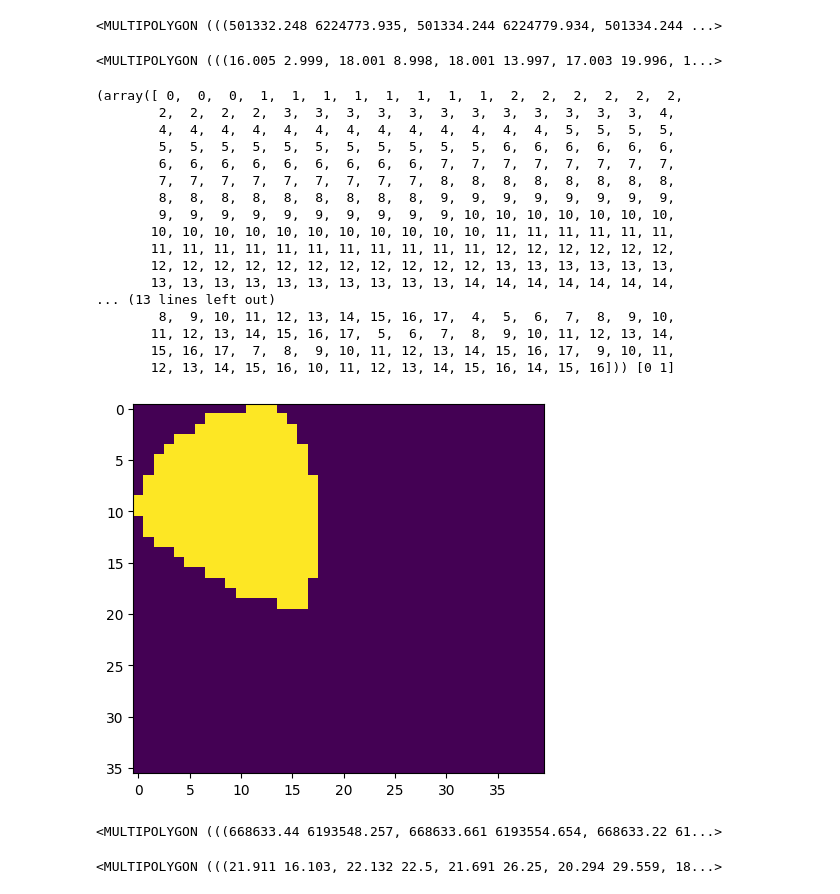
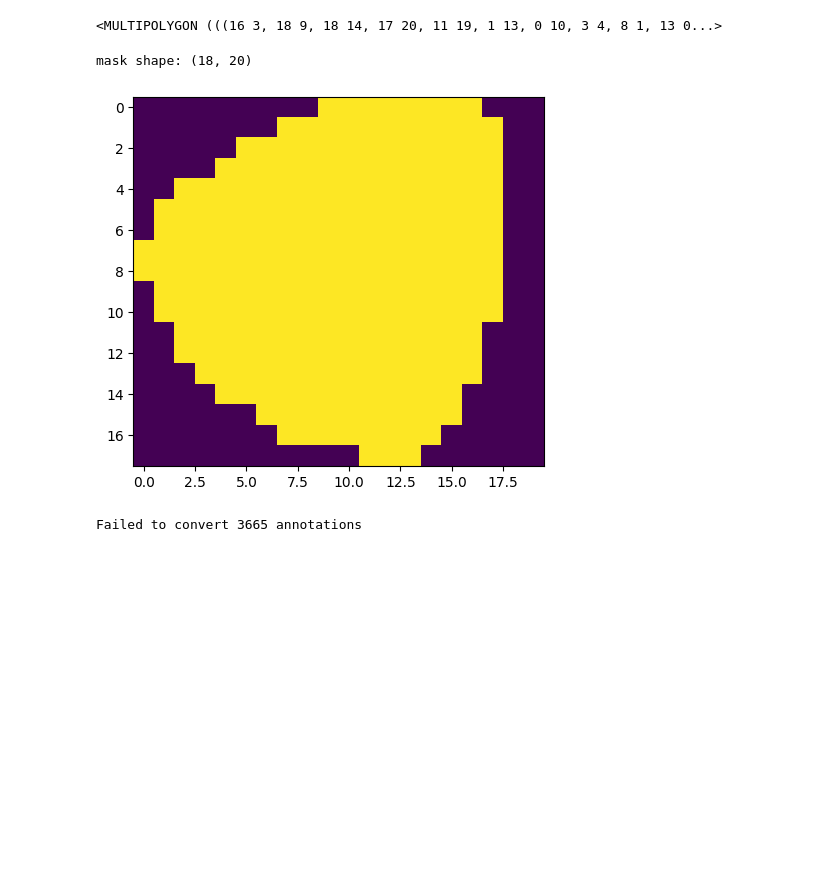
Before and after one commit to nataliehh/project-in-science-studies, a Jupyter notebook: polygon-to-pixel.ipynb, the cells around one changed output. Saved outputs shown, nothing was run; the diff lists cells and outputs as text; code cells hidden in the pictures; blank space fills up the shorter version.

```diff
--- a/polygon-to-pixel.ipynb
+++ b/polygon-to-pixel.ipynb
@@ -56,51 +30,39 @@ gj_features[0]
 # %%
-import rasterio.features
-import numpy as np
-from shapely.geometry import MultiPolygon
-import shapely
-import matplotlib.pyplot as plt
+dataset = []
+failed = 0
+
+# Loop over the annotations
 for i, feature in tqdm(enumerate(gj_features)):
     geometry = feature['geometry']
     coords = geometry['coordinates']
-    # if geometry['type'] != 'MultiPolygon':
-    #     print(f'NOT A MULTIPOLYGON!!! Idx {i}')
-    # print(len(coords))
-    # print(coords)
-    # coords_np = np.squeeze(np.array(coords))
-    poly = MultiPolygon(coords)
-    display(poly)
-    min_x, min_y, max_x, max_y = poly.bounds # min x, min y, max x, max y
-    x, y = max_x - min_x, max_y - min_y
-    poly = shapely.transform(poly, lambda c: c - [min_x, min_y])
-    mask = rasterio.features.rasterize([poly], out_shape=(round(x*2), round(y*2)))
-    display(poly)
-    print(np.where(mask != 0), np.unique(mask))
-    if i == 1:
-        break
-    plt.imshow(mask)
-    plt.show()
-# example = gj_features[0]['geometry']
-# print(example)
+    coords_np = np.array(coords[0][0])
+
+    try:
+        poly = MultiPolygon(coords)
+        min_x, min_y, max_x, max_y = poly.bounds # min x, min y, max x, max y
+        x, y = max_x - min_x, max_y - min_y # get width and height
+
+        # Re-center coordinates at (0,0)
+        poly = shapely.transform(poly, lambda c: np.round(c - [min_x, min_y]))
+        mask = rasterio.features.rasterize([poly], out_shape=(round(x), round(y)))
+        mask = np.flip(mask, 0)
+
+        # Store in dictionary format for easy access
+        data = {'geometry': geometry, 'coordinates': coords[0][0], 'mask': mask.tolist()}
+        dataset.append(data)
+
+        if i == 0:
+            display(poly)
+            print('mask shape:', mask.shape)
+            plt.imshow(mask)
+            plt.show()
+
+    except: # Skip any polygons which can't be parsed
+        failed += 1
+        continue
+print(f'Failed to convert {failed} annotations')
 # %% [output]
-<MULTIPOLYGON (((501332.248 6224773.935, 501334.244 6224779.934, 501334.244 ...>
+<MULTIPOLYGON (((16 3, 18 9, 18 14, 17 20, 11 19, 1 13, 0 10, 3 4, 8 1, 13 0...>
-<MULTIPOLYGON (((16.005 2.999, 18.001 8.998, 18.001 13.997, 17.003 19.996, 1...>
+mask shape: (18, 20)
+[figure, new version]
-(array([ 0,  0,  0,  1,  1,  1,  1,  1,  1,  1,  1,  2,  2,  2,  2,  2,  2,
-        2,  2,  2,  2,  3,  3,  3,  3,  3,  3,  3,  3,  3,  3,  3,  3,  4,
-        4,  4,  4,  4,  4,  4,  4,  4,  4,  4,  4,  4,  4,  5,  5,  5,  5,
-        5,  5,  5,  5,  5,  5,  5,  5,  5,  5,  5,  6,  6,  6,  6,  6,  6,
-        6,  6,  6,  6,  6,  6,  6,  6,  6,  7,  7,  7,  7,  7,  7,  7,  7,
-        7,  7,  7,  7,  7,  7,  7,  7,  7,  8,  8,  8,  8,  8,  8,  8,  8,
-        8,  8,  8,  8,  8,  8,  8,  8,  8,  9,  9,  9,  9,  9,  9,  9,  9,
-        9,  9,  9,  9,  9,  9,  9,  9,  9,  9, 10, 10, 10, 10, 10, 10, 10,
-       10, 10, 10, 10, 10, 10, 10, 10, 10, 10, 10, 11, 11, 11, 11, 11, 11,
-       11, 11, 11, 11, 11, 11, 11, 11, 11, 11, 11, 12, 12, 12, 12, 12, 12,
-       12, 12, 12, 12, 12, 12, 12, 12, 12, 12, 12, 13, 13, 13, 13, 13, 13,
-       13, 13, 13, 13, 13, 13, 13, 13, 13, 13, 14, 14, 14, 14, 14, 14, 14,
-... (13 lines left out)
-        8,  9, 10, 11, 12, 13, 14, 15, 16, 17,  4,  5,  6,  7,  8,  9, 10,
-       11, 12, 13, 14, 15, 16, 17,  5,  6,  7,  8,  9, 10, 11, 12, 13, 14,
-       15, 16, 17,  7,  8,  9, 10, 11, 12, 13, 14, 15, 16, 17,  9, 10, 11,
-       12, 13, 14, 15, 16, 10, 11, 12, 13, 14, 15, 16, 14, 15, 16])) [0 1]
+Failed to convert 3665 annotations
-[figure, old version]
-<MULTIPOLYGON (((668633.44 6193548.257, 668633.661 6193554.654, 668633.22 61...>
-<MULTIPOLYGON (((21.911 16.103, 22.132 22.5, 21.691 26.25, 20.294 29.559, 18...>
```
Also changed, not shown: parts of 23 cells of this notebook, 5 other files.
